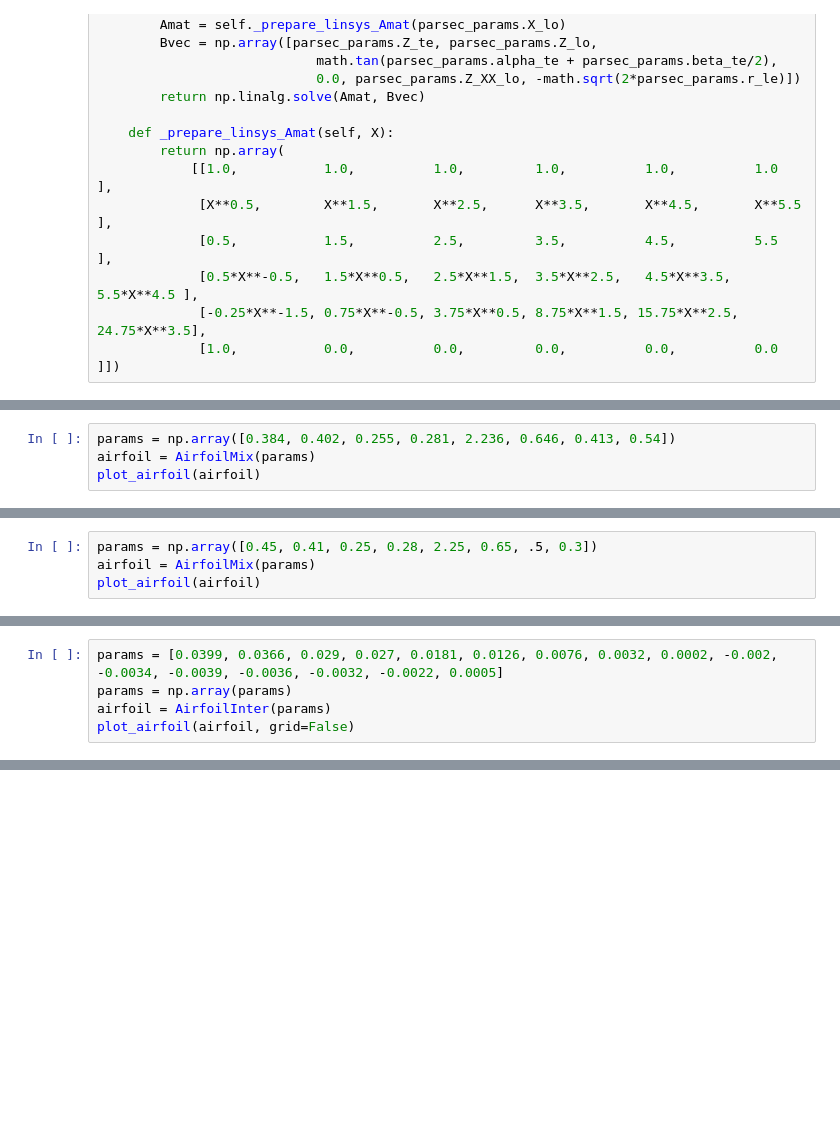
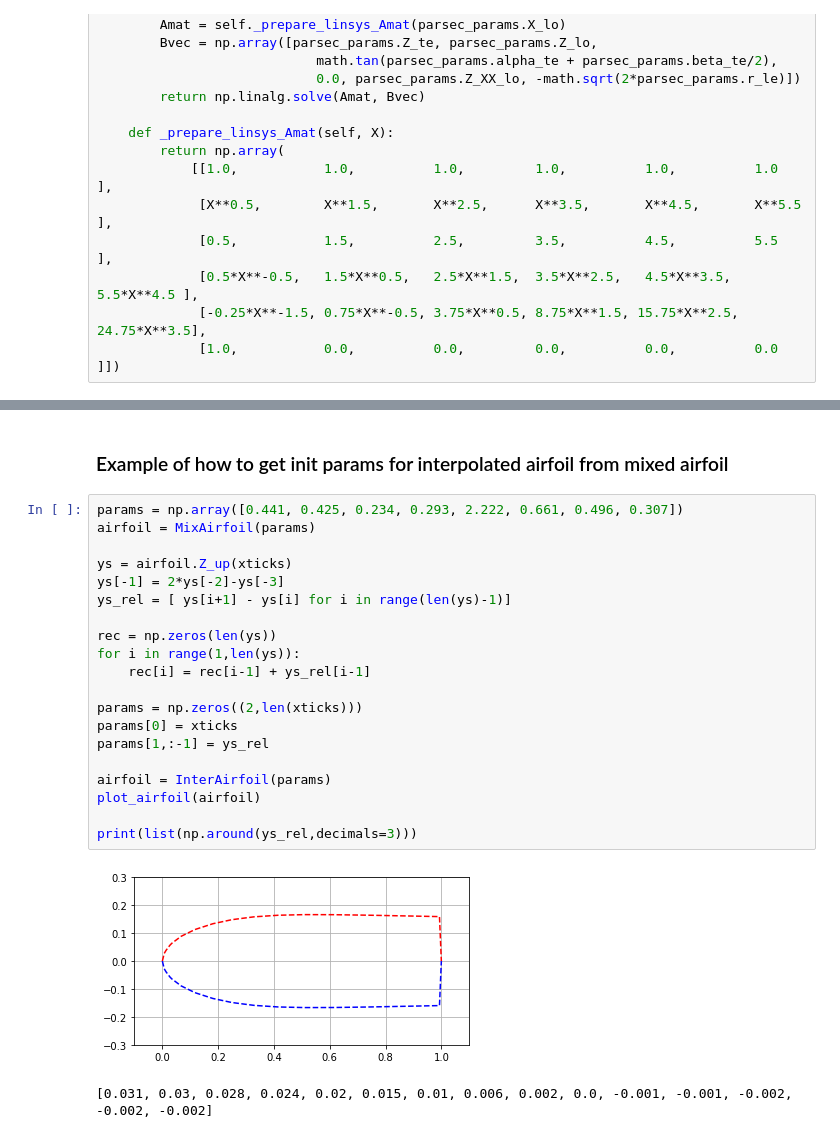
Before and after one commit to elipugh/aa222_project, a Jupyter notebook: results/plotting.ipynb, the cells around one changed output, grey strips where cells are left out. Drawn from its saved outputs; the diff is of its cells as text; blank space fills up the shorter version.

```diff
--- a/results/plotting.ipynb
+++ b/results/plotting.ipynb
@@ -897,4 +85,0 @@ class AirfoilMix(object):
-# %%
-params = np.array([0.384, 0.402, 0.255, 0.281, 2.236, 0.646, 0.413, 0.54])
-airfoil = AirfoilMix(params)
-plot_airfoil(airfoil)
@@ -903,4 +85,0 @@ plot_airfoil(airfoil)
-# %%
-params = np.array([0.45, 0.41, 0.25, 0.28, 2.25, 0.65, .5, 0.3])
-airfoil = AirfoilMix(params)
-plot_airfoil(airfoil)
@@ -953,5 +85,0 @@ plot_airfoil(airfoil)
-# %%
-params = [0.0399, 0.0366, 0.029, 0.027, 0.0181, 0.0126, 0.0076, 0.0032, 0.0002, -0.002, -0.0034, -0.0039, -0.0036, -0.0032, -0.0022, 0.0005]
-params = np.array(params)
-airfoil = AirfoilInter(params)
-plot_airfoil(airfoil, grid=False)
@@ -1377,0 +284,25 @@ plot_anim(designs, objs)
+# %% [markdown]
+### Example of how to get init params for interpolated airfoil from mixed airfoil
+# %%
+params = np.array([0.441, 0.425, 0.234, 0.293, 2.222, 0.661, 0.496, 0.307])
+airfoil = MixAirfoil(params)
+
+ys = airfoil.Z_up(xticks)
+ys[-1] = 2*ys[-2]-ys[-3]
+ys_rel = [ ys[i+1] - ys[i] for i in range(len(ys)-1)]
+
+rec = np.zeros(len(ys))
+for i in range(1,len(ys)):
+    rec[i] = rec[i-1] + ys_rel[i-1]
+
+params = np.zeros((2,len(xticks)))
+params[0] = xticks
+params[1,:-1] = ys_rel
+
+airfoil = InterAirfoil(params)
+plot_airfoil(airfoil)
+
+print(list(np.around(ys_rel,decimals=3)))
+# %% [output]
+[figure, added]
+[0.031, 0.03, 0.028, 0.024, 0.02, 0.015, 0.01, 0.006, 0.002, 0.0, -0.001, -0.001, -0.002, -0.002, -0.002]
```
Also changed, not shown: parts of 58 cells of this notebook.
